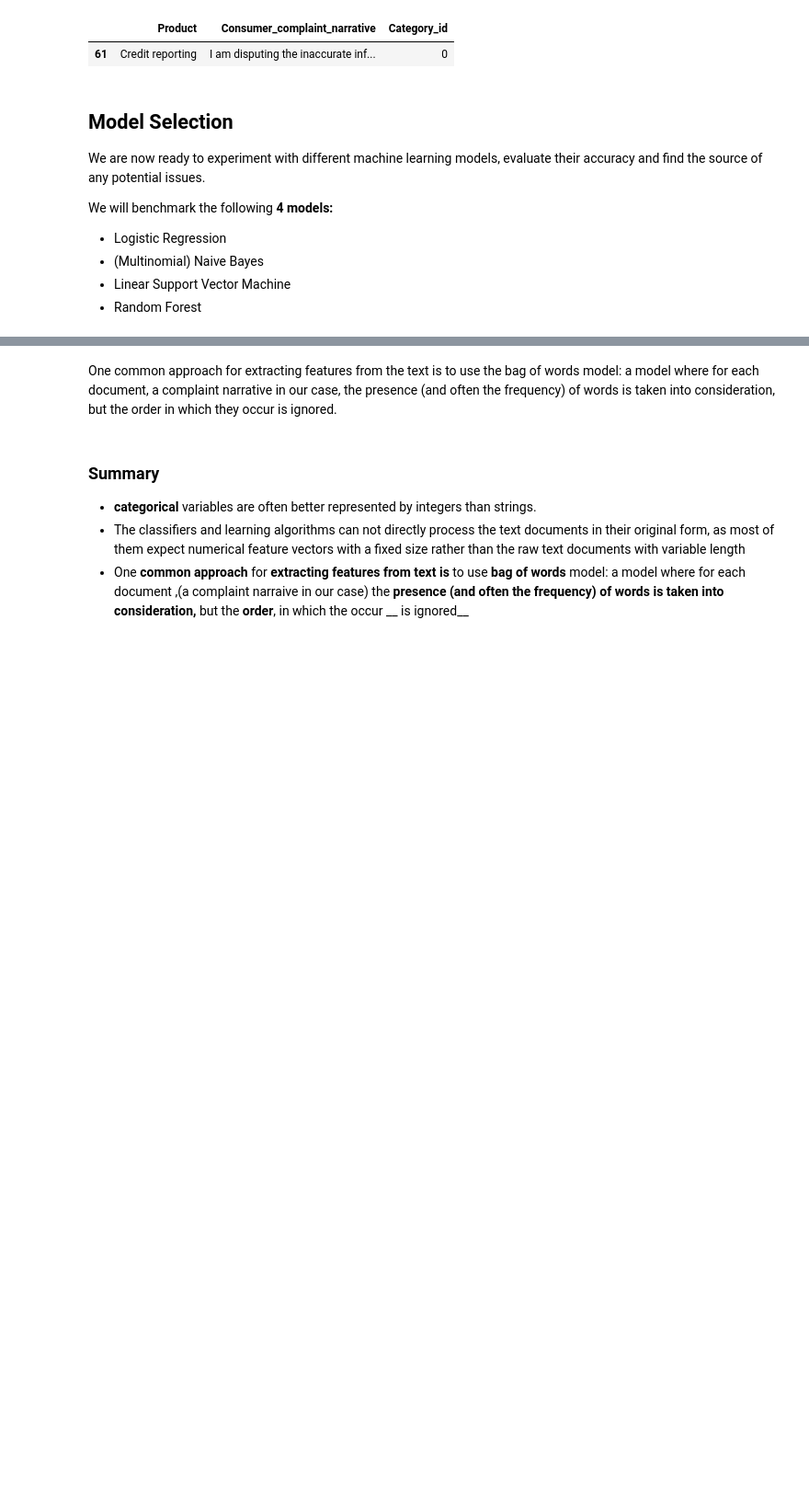
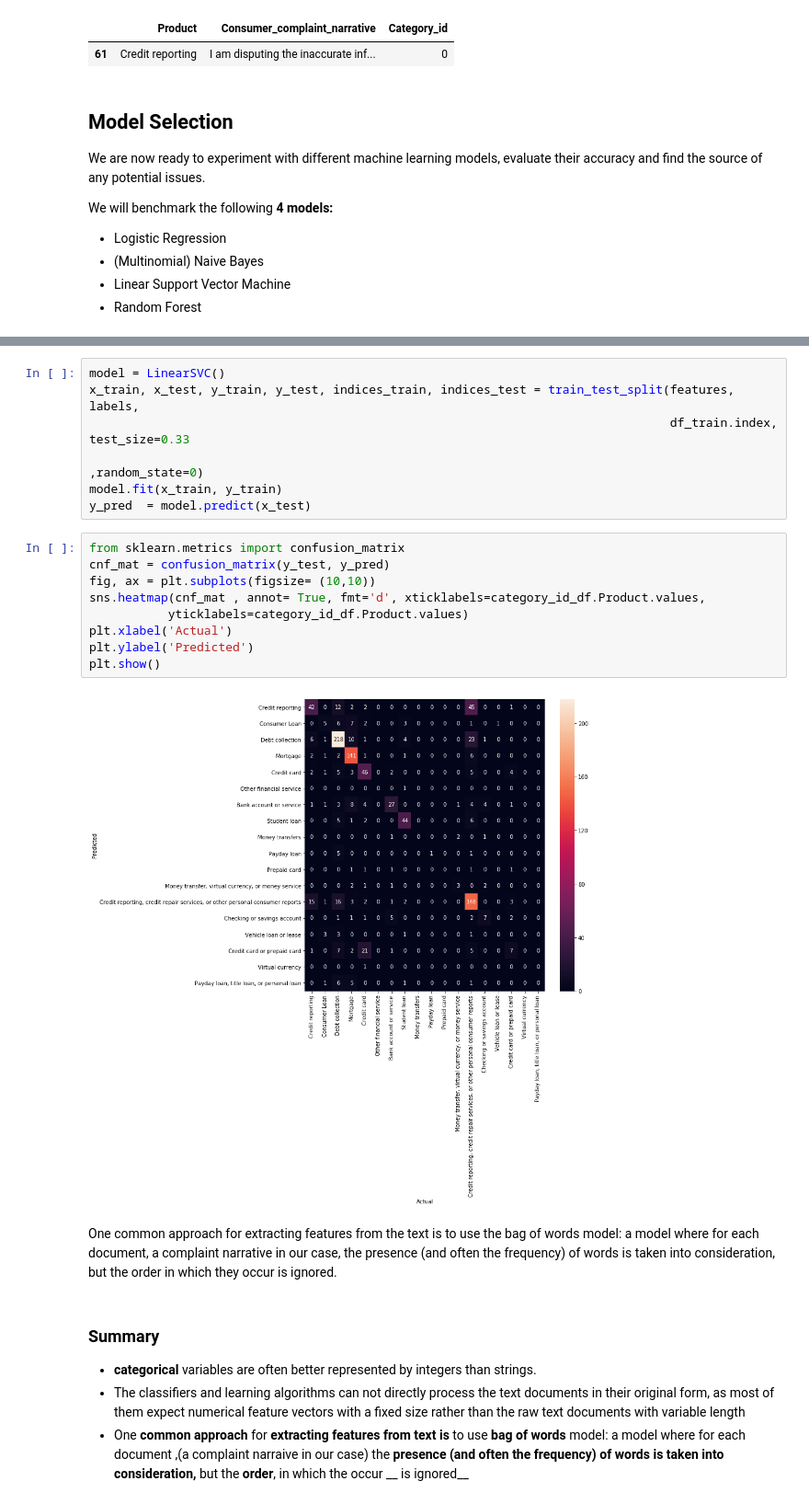
Before and after one commit to katamit/Data-Science, a Jupyter notebook: MultClass_classification.ipynb, the cells around one changed output, grey strips where cells are left out. Shown at 92% size. Cells and saved outputs as stored; diff of their text form; blank space fills up the shorter version.

```diff
--- a/MultClass_classification.ipynb
+++ b/MultClass_classification.ipynb
@@ -408,3 +525,21 @@ We will benchmark the following __4 models:__
+# %%
+model = LinearSVC()
+x_train, x_test, y_train, y_test, indices_train, indices_test = train_test_split(features, labels,
+                                                                                 df_train.index, test_size=0.33
+                                                                                 ,random_state=0)
+model.fit(x_train, y_train)
+y_pred  = model.predict(x_test)
+# %%
+from sklearn.metrics import confusion_matrix
+cnf_mat = confusion_matrix(y_test, y_pred)
+fig, ax = plt.subplots(figsize= (10,10))
+sns.heatmap(cnf_mat , annot= True, fmt='d', xticklabels=category_id_df.Product.values,
+           yticklabels=category_id_df.Product.values)
+plt.xlabel('Actual')
+plt.ylabel('Predicted')
+plt.show()
+# %% [output]
+[figure, added]
 # %% [markdown]
 One common approach for extracting features from the text is to use the bag of words model: a model where for each document, a complaint narrative in our case, the presence (and often the frequency) of words is taken into consideration, but the order in which they occur is ignored.
 # %% [markdown]
```
Also changed, not shown: parts of 15 cells of this notebook.
